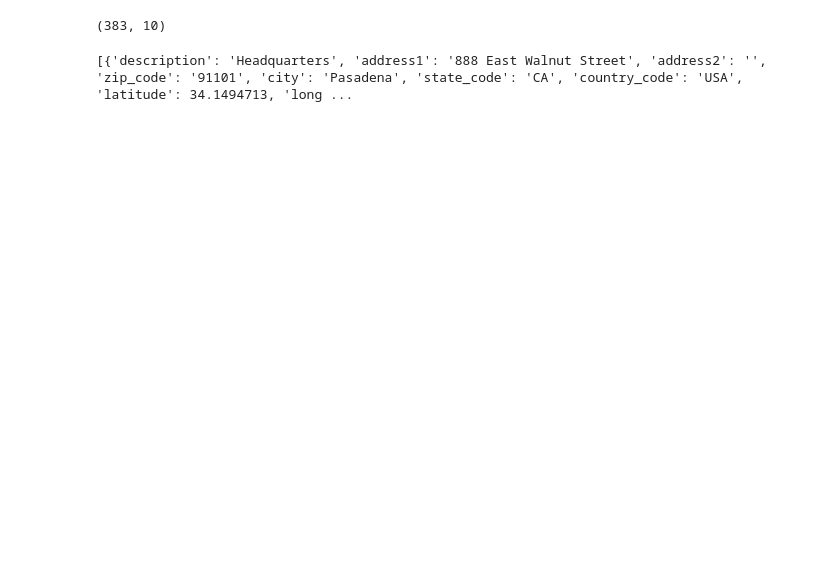
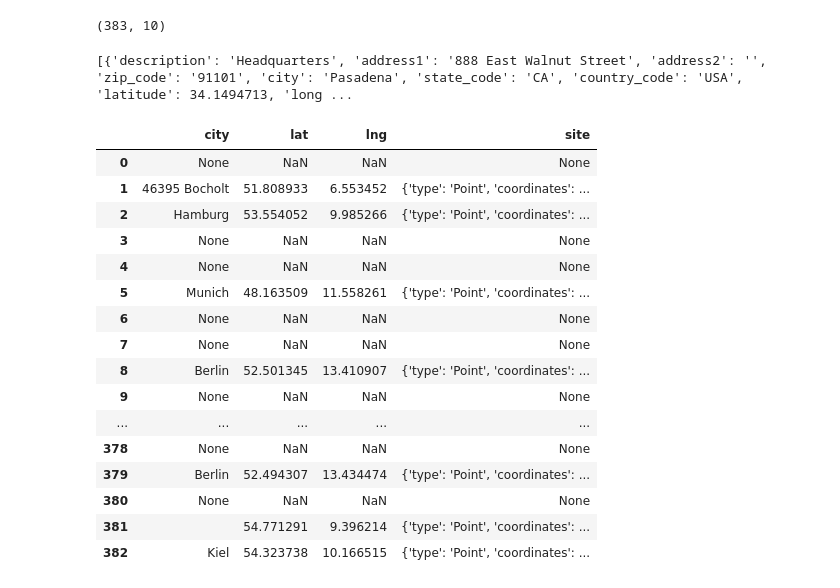
Before and after one commit to emachadoc/visualizing-real-world-data-project, a Jupyter notebook: Clean Companies.ipynb, the cells around one changed output. Cells and saved outputs as stored; diff of their text form; code cells hidden in the pictures; blank space fills up the shorter version.

Commit message:
Coords oficinas alemanas

```diff
--- a/Clean Companies.ipynb
+++ b/Clean Companies.ipynb
@@ -40,33 +40,51 @@ print(less_columns['offices'][0])
 # %% [output]
 [{'description': 'Headquarters', 'address1': '888 East Walnut Street', 'address2': '', 'zip_code': '91101', 'city': 'Pasadena', 'state_code': 'CA', 'country_code': 'USA', 'latitude': 34.1494713, 'long ...
 # %%
-def get_coords(data):
-
+def get_coords(row):
+    # gets a row from less_columns df and returns the first german office in dict shape
     res = {
         "city": None,
         "lat": None,
         "lng": None,
         "site": None
     }
 
-    data = less_columns['offices']
-    oficinas = data
+    oficinas = row['offices']
 
     for oficina in oficinas:
+
         if oficina.get('country_code') == 'DEU' and oficina.get('latitude') and oficina.get('longitude'):
 
             coords = {
             "type": "Point",
-            "coordinates": [data[0]['longitude'], data[0]['latitude']]
+            "coordinates": [oficina.get('latitude'), oficina.get('longitude')]
             }
+            res = {
+                "city": oficina.get('city'),
+                "lat": oficina.get('latitude'),
+                "lng": oficina.get('longitude'),
+                "site": coords
+                }
+            break
+    return res
 
-    return res = {
-        "city": oficina.get('city'),
-        "lat": oficina.get('latitude'),
-        "lng": oficina.get('longitude'),
-        "site": coords
-    }
-        break
-
-location = less_columns[['offices']].apply(get_coords, result_type='expand', axis=1)
+location = less_columns.apply(get_coords, result_type='expand', axis=1)
+location
 # %% [output]
+|  | city | lat | lng | site |
+| 0 | None | NaN | NaN | None |
+| 1 | 46395 Bocholt | 51.808933 | 6.553452 | {'type': 'Point', 'coordinates': ... |
+| 2 | Hamburg | 53.554052 | 9.985266 | {'type': 'Point', 'coordinates': ... |
+| 3 | None | NaN | NaN | None |
+| 4 | None | NaN | NaN | None |
+| 5 | Munich | 48.163509 | 11.558261 | {'type': 'Point', 'coordinates': ... |
+| 6 | None | NaN | NaN | None |
+| 7 | None | NaN | NaN | None |
+| 8 | Berlin | 52.501345 | 13.410907 | {'type': 'Point', 'coordinates': ... |
+| 9 | None | NaN | NaN | None |
+| ... | ... | ... | ... | ... |
+| 378 | None | NaN | NaN | None |
+| 379 | Berlin | 52.494307 | 13.434474 | {'type': 'Point', 'coordinates': ... |
+| 380 | None | NaN | NaN | None |
+| 381 |  | 54.771291 | 9.396214 | {'type': 'Point', 'coordinates': ... |
+| 382 | Kiel | 54.323738 | 10.166515 | {'type': 'Point', 'coordinates': ... |
```
Also changed, not shown: parts of 1 cell of this notebook.
